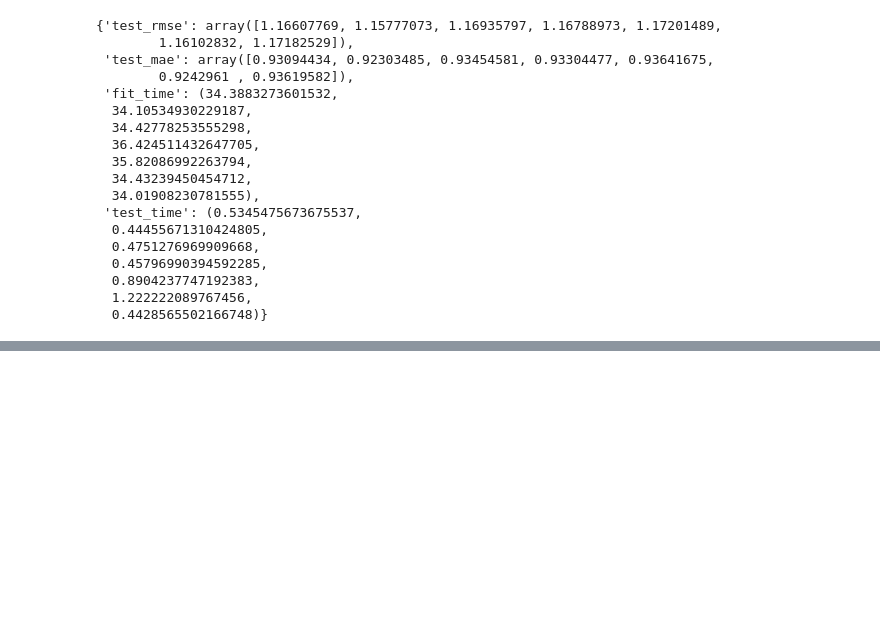
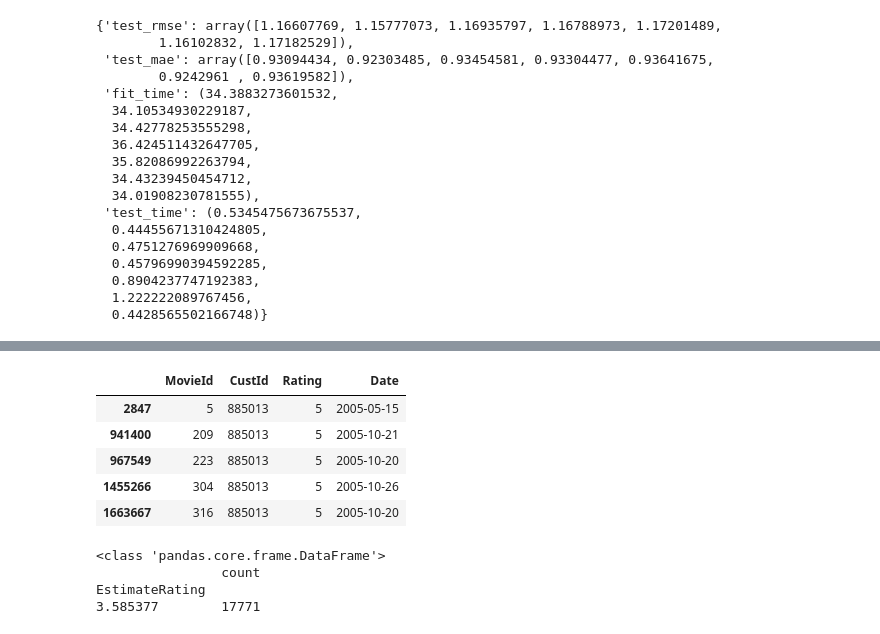
Before and after one commit to GVSU-CIS635/gvsu-cis635-term-project-team-project-netflix, a Jupyter notebook: DataCleaningForNetflixDataSet.ipynb, the cells around one changed output, grey strips where cells are left out. Drawn from its saved outputs; the diff is of its cells as text; code cells hidden in the pictures; blank space fills up the shorter version.

```diff
--- a/DataCleaningForNetflixDataSet.ipynb
+++ b/DataCleaningForNetflixDataSet.ipynb
@@ -294,0 +346,10 @@ Test time         0.53    0.44    0.48    0.46    0.89    1.22    0.44    0.64
+# %%
+user885013 = trainingDataSet[(trainingDataSet['CustId'] == 885013) & (trainingDataSet['Rating'] == 5)]
+user885013.head()
+# %% [output]
+|  | MovieId | CustId | Rating | Date |
+| 2847 | 5 | 885013 | 5 | 2005-05-15 |
+| 941400 | 209 | 885013 | 5 | 2005-10-21 |
+| 967549 | 223 | 885013 | 5 | 2005-10-20 |
+| 1455266 | 304 | 885013 | 5 | 2005-10-26 |
+| 1663667 | 316 | 885013 | 5 | 2005-10-20 |
@@ -294,0 +359,10 @@ Test time         0.53    0.44    0.48    0.46    0.89    1.22    0.44    0.64
+# %%
+print(type(user885013Estimates))
+
+groupedByRatingsEstimates = user885013Estimates.groupby('EstimateRating')['EstimateRating'].agg(['count'])
+print(groupedByRatingsEstimates)
+# %% [output]
+<class 'pandas.core.frame.DataFrame'>
+                count
+EstimateRating
+3.585377        17771
```
Also changed, not shown: parts of 6 cells of this notebook.
